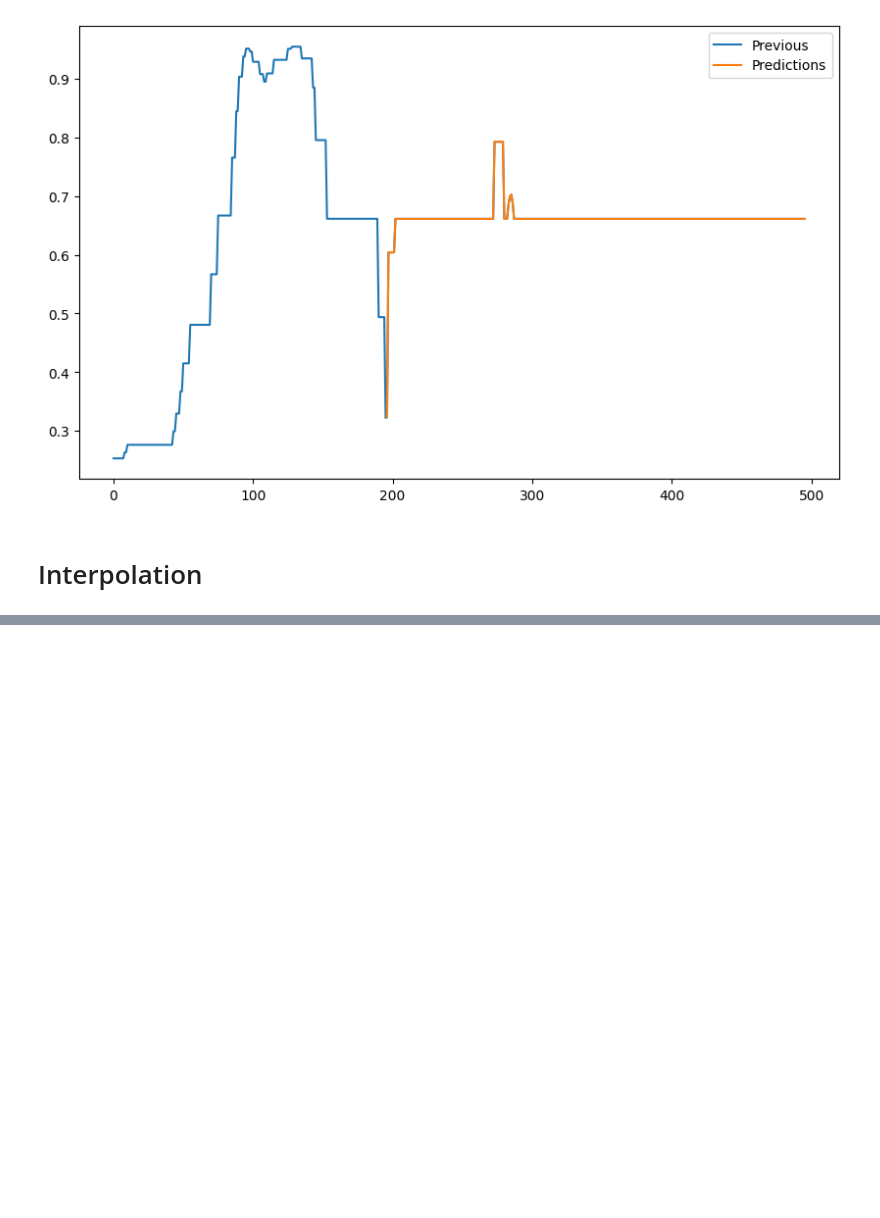
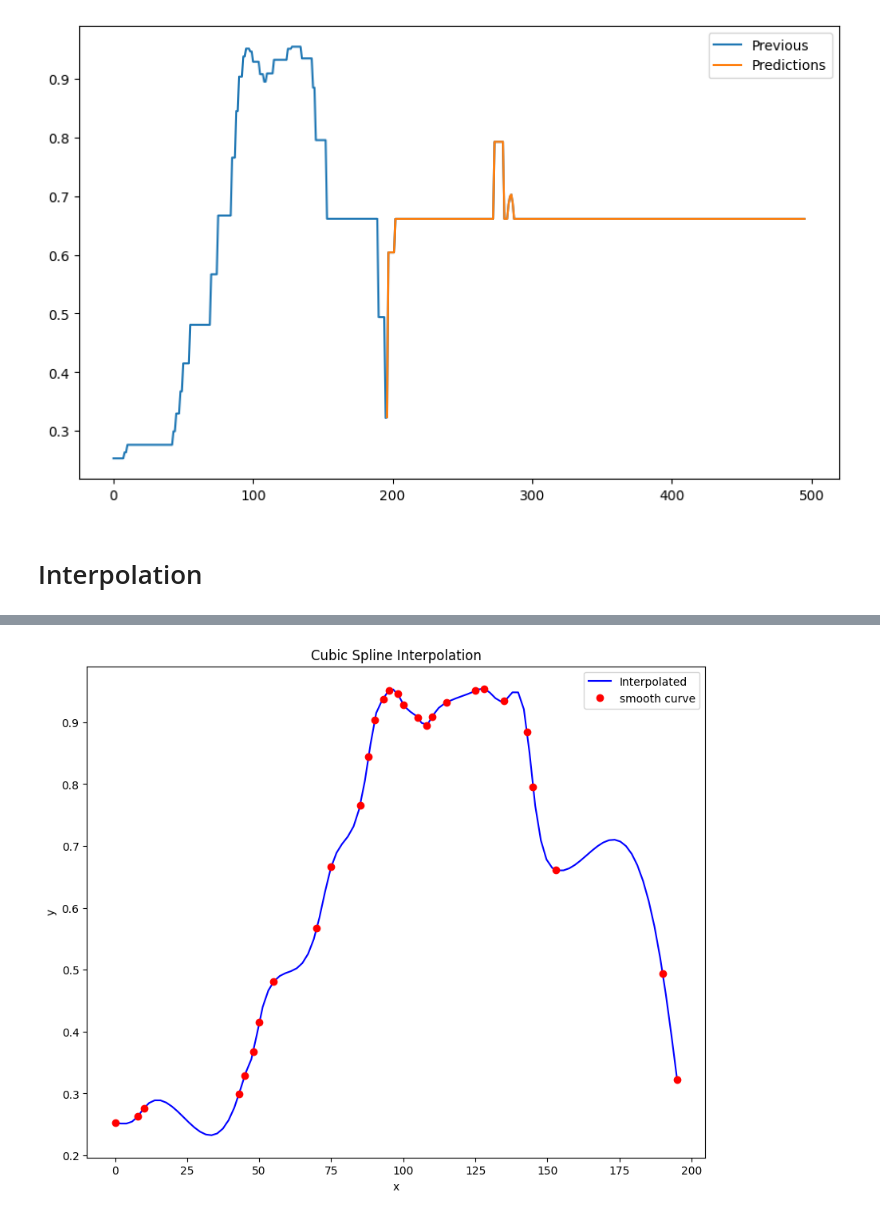
Before and after one commit to AguilarAngel9/Plant-Growth-Cycle-based-on-geospatial-data, a Jupyter notebook: Models/xgBoostRegressor.ipynb, the cells around one changed output, grey strips where cells are left out. Saved outputs shown, nothing was run; the diff lists cells and outputs as text; code cells hidden in the pictures; blank space fills up the shorter version.

```diff
--- a/Models/xgBoostRegressor.ipynb
+++ b/Models/xgBoostRegressor.ipynb
@@ -234,0 +250,11 @@ ImportError: cannot import name 'get_temp_and_preci' from 'utils' (/home/maurici
+# %%
+plt.figure(figsize = (10,8))
+plt.plot(x_new, y_new, 'b', label='Interpolated')
+plt.plot(days, smoothed, 'ro', label='smooth curve')
+plt.title('Cubic Spline Interpolation')
+plt.legend()
+plt.xlabel('x')
+plt.ylabel('y')
+plt.show()
+# %% [output]
+[figure, added]
```
Also changed, not shown: parts of 9 cells of this notebook, 2 other files.
